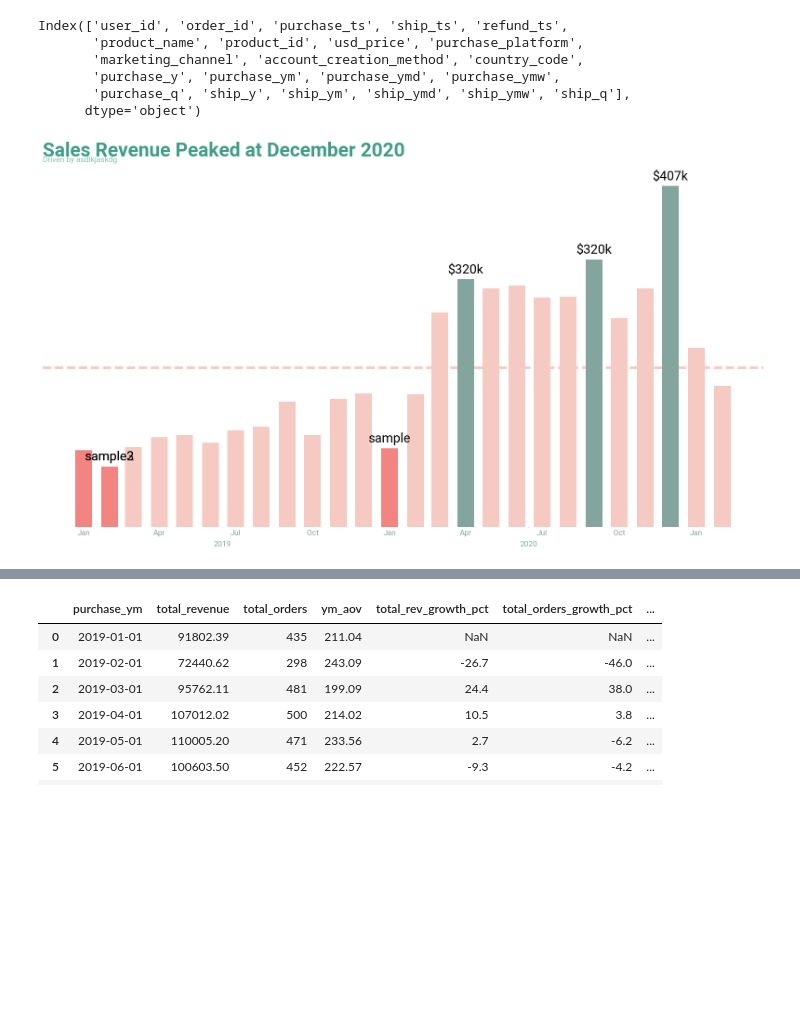
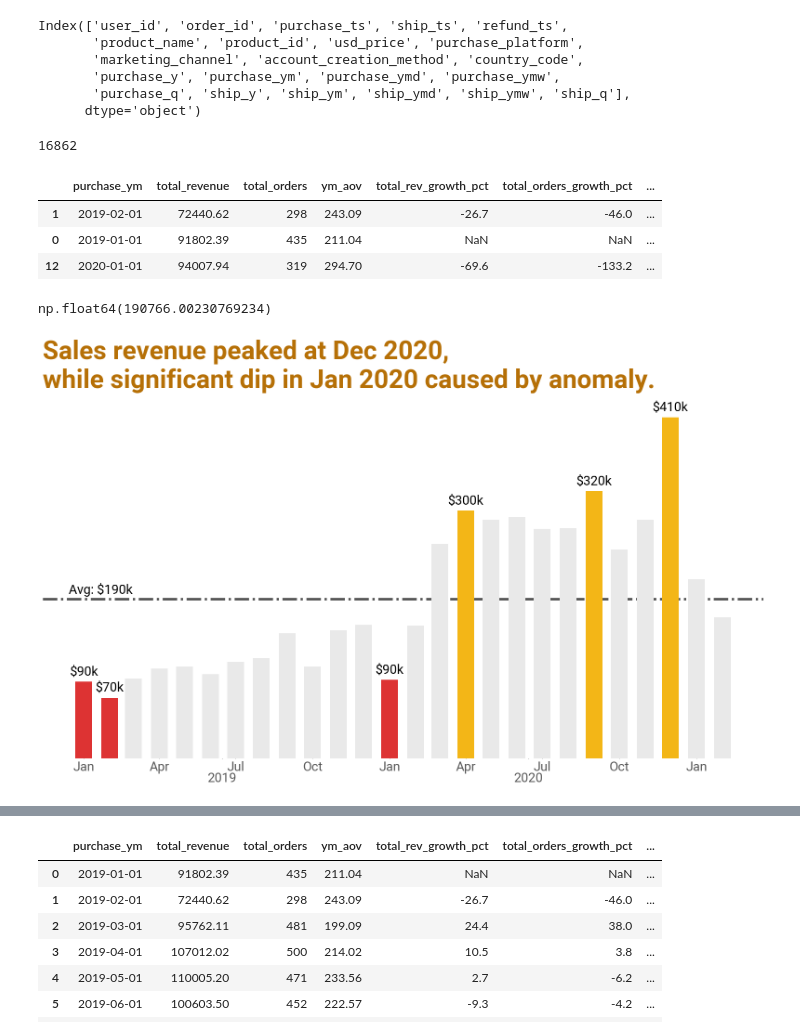
Before and after one commit to mjsluminarias/gamezone-ecommerce, a Jupyter notebook: code_queries/sales.ipynb, the cells around one changed output, grey strips where cells are left out. Drawn from its saved outputs; the diff is of its cells as text; code cells hidden in the pictures; blank space fills up the shorter version.

```diff
--- a/code_queries/sales.ipynb
+++ b/code_queries/sales.ipynb
@@ -7,7 +7,7 @@ import matplotlib.dates as mdates
 from datetime import datetime
 # %%
 plt.rcParams['font.sans-serif'] = 'Roboto'
-plt.rcParams['font.size'] = 12
+plt.rcParams['font.size'] = 20
 plt.rcParams['font.style'] = 'normal'
 plt.rcParams['font.weight'] = 'normal'
 plt.rcParams["lines.linewidth"] = 3.0
@@ -53,20 +41,50 @@ low3_idx = low_rev.loc[low_rev["total_revenue"].nsmallest(3).idxmin()]
+# %%
+co["user_id"].nunique()
+# %% [output]
+16862
+# %%
+# generate aggregate: average order value, rounded to the nearest hundreths place
+rev_data_ym["ym_aov"] = (rev_data_ym["total_revenue"] / rev_data_ym["total_orders"]).round(2)
+
+# up to 3rd lowest and largest in terms of revenue
+low_rev = rev_data_ym.nsmallest(3, columns='total_revenue')
+high_rev = rev_data_ym.nlargest(3, columns='total_revenue')
+
+top_idx = high_rev.loc[high_rev["total_revenue"].idxmax()]
+top2_idx = high_rev.loc[high_rev["total_revenue"].nlargest(2).idxmin()]
+top3_idx = high_rev.loc[high_rev["total_revenue"].nlargest(3).idxmin()]
+
+low_idx = low_rev.loc[low_rev["total_revenue"].nsmallest(1).idxmax()]
+low2_idx = low_rev.loc[low_rev["total_revenue"].nsmallest(2).idxmax()]
+low3_idx = low_rev.loc[low_rev["total_revenue"].nsmallest(3).idxmax()]
+# %%
+low_rev
+# %% [output]
+|  | purchase_ym | total_revenue | total_orders | ym_aov | total_rev_growth_pct | total_orders_growth_pct | ... |
+| 1 | 2019-02-01 | 72440.62 | 298 | 243.09 | -26.7 | -46.0 | ... |
+| 0 | 2019-01-01 | 91802.39 | 435 | 211.04 | NaN | NaN | ... |
+| 12 | 2020-01-01 | 94007.94 | 319 | 294.70 | -69.6 | -133.2 | ... |
+# %%
+rev_data_ym["total_revenue"].mean()
+# %% [output]
+np.float64(190766.00230769234)
 # %%
 # here we plot the generated revenue of completed orders per month
 fig, ax = plt.subplots(figsize=(20, 10))
 
 # line avg of total generated revenue
-ax.axhline(y=rev_data_ym["total_revenue"].mean(), color="#f5cac3",
-    linestyle='--', linewidth=3.5, zorder=0)
+ax.axhline(y=rev_data_ym["total_revenue"].mean(), color="#565656",
+    linestyle='-.', linewidth=3.5, zorder=0)
 
 # overall bar
 ax.bar(rev_data_ym["purchase_ym"], rev_data_ym["total_revenue"],
-    width = 20, color = "#f5cac3")
+    width = 20, color = "#E9E9E9")
 
 # lowest and highest generated revenue
 ax.bar(low_rev["purchase_ym"], low_rev["total_revenue"],
-    width = 20, color = "#f28482")
+    width = 20, color = "#dd3333")
 ax.bar(high_rev["purchase_ym"], high_rev["total_revenue"],
-    width = 20, color = "#84a59d")
+    width = 20, color = "#f3b617")
 
 
 # visualizations restrictions
@@ -87,50 +105,56 @@ ax.xaxis.set_minor_formatter(mdates.DateFormatter("%b"))
 ax.xaxis.set_major_locator(mdates.YearLocator(month=6, day=15))
 ax.xaxis.set_major_formatter(mdates.DateFormatter("%Y"))
 
-ax.tick_params(axis="x", which="major", pad=20, length=1, colors= "#84a59d") # params for years
-ax.tick_params(axis="x", which="minor", pad=3, length=1, colors= "#84a59d") # params for months
+ax.tick_params(axis="x", which="major", pad=20, length=1, colors= "#565656") # params for years
+ax.tick_params(axis="x", which="minor", pad=3, length=1, colors= "#565656") # params for months
 
 
 # ------------------------------------------------------
 # ----------- title, texts, and annotations ------------
 # ------------------------------------------------------
 # title
-ax.set_title("Sales Revenue Peaked at December 2020",
-    fontsize= 30, fontweight= "bold", loc= "left", color= "#409d86", pad=20)
+ax.set_title("Sales revenue peaked at Dec 2020, \nwhile significant dip in Jan 2020 caused by anomaly.",
+    fontsize= 40, fontweight= "bold", loc= "left", color= "#b67007", pad=20)
 
 # Subtitle
-ax.text(0, 1.02, "Driven by asdlkjaskdg", transform=ax.transAxes,
-    fontsize=12, color = "#409d86", alpha=0.65)
+# ax.text(0, 1.02, "Driven by asdlkjaskdg", transform=ax.transAxes,
+#    fontsize=12, color = "#409d86", alpha=1)
 
 
-ax.annotate( "$407k",
+ax.annotate(f"${int(round(top_idx["total_revenue"]/1000, -1))}k",
     xy=(top_idx["purchase_ym"], top_idx["total_revenue"]), xytext=(0, 10),
     textcoords="offset points", ha="center", fontsize = 20, zorder=10)
 
-ax.annotate("$320k",
+ax.annotate(f"${int(round(top2_idx["total_revenue"]/1000, -1))}k",
     xy=(top2_idx["purchase_ym"], top2_idx["total_revenue"]), xytext=(0, 10),
     textcoords="offset points", ha="center", fontsize = 20, zorder=10)
 
-ax.annotate("$320k",
+ax.annotate(f"${int(round(top3_idx["total_revenue"]/1000, -1))}k",
     xy=(top3_idx["purchase_ym"], top3_idx["total_revenue"]), xytext=(0, 10),
     textcoords="offset points", ha="center", fontsize = 20, zorder=10)
 
-ax.annotate("sample",
+ax.annotate(f"${int(round(low_idx["total_revenue"]/1000, -1))}k",
     xy=(low_idx["purchase_ym"], low_idx["total_revenue"]), xytext=(0, 10),
     textcoords="offset points", ha="center", fontsize = 20, zorder=10)
 
-ax.annotate("sample2",
+ax.annotate(f"${int(round(low2_idx["total_revenue"]/1000, -1))}k",
     xy=(low2_idx["purchase_ym"], low2_idx["total_revenue"]), xytext=(0, 10),
     textcoords="offset points", ha="center", fontsize = 20, zorder=10)
 
-ax.annotate("sample3",
+ax.annotate(f"${int(round(low3_idx["total_revenue"]/1000, -1))}k",
     xy=(low3_idx["purchase_ym"], low3_idx["total_revenue"]), xytext=(0, 10),
     textcoords="offset points", ha="center", fontsize = 20, zorder=10)
 
-plt.savefig("../figures/executive_summary/executive_summary.png", transparent=True, dpi=300)
+ax.annotate(f"Avg: ${int(round(rev_data_ym["total_revenue"].mean()/1000,-1))}k", xy=(0, rev_data_ym["total_revenue"].mean()),
+    xycoords=("axes fraction", "data"),  # x: 0-1 across the axes, y: data value
+    xytext=(40, 4),                       # 5 pts right, 4 pts above the line
+    textcoords="offset points", ha="left", va="bottom",
+    fontsize=20,)
+
+plt.savefig("../figures/executive_summary/executive_summary.png", transparent=True, dpi=300, bbox_inches = "tight")
 
 plt.show()
 # %% [output]
-[figure, old version]
+[figure, new version]
 # %%
 # Create 3 stacked subplots sharing the x-axis
```
Also changed, not shown: parts of 4 cells of this notebook, 7 other files.
